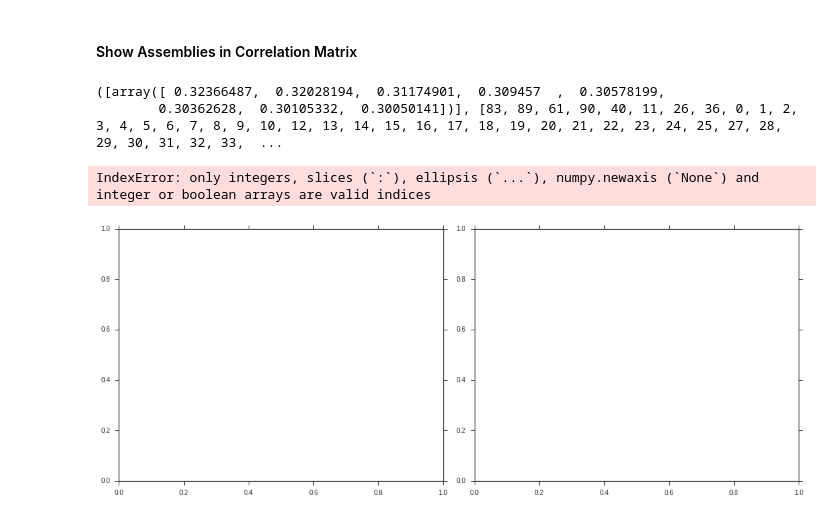
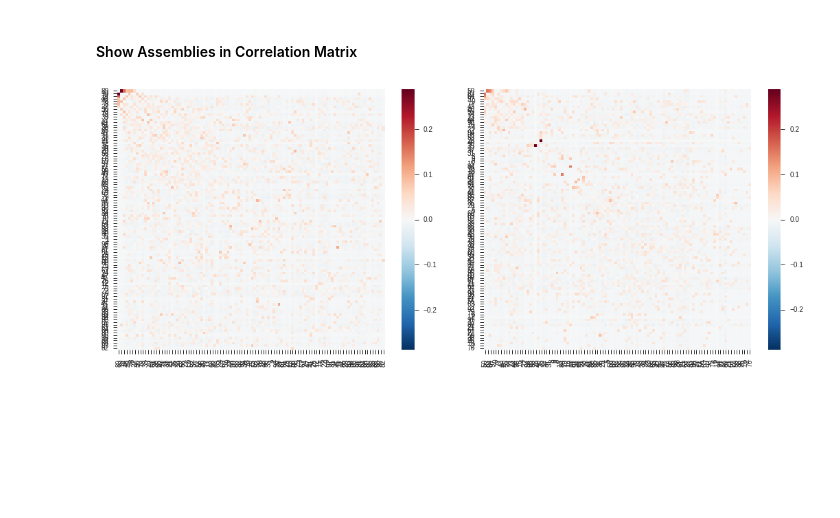
Before and after one commit to rgutzen/ValidationTools, a Jupyter notebook: Validation_Book.ipynb, the cells around one changed output. Drawn from its saved outputs; the diff is of its cells as text; code cells hidden in the pictures; blank space fills up the shorter version.

Commit message:
debug ValidationBook

```diff
--- a/Validation_Book.ipynb
+++ b/Validation_Book.ipynb
@@ -36,18 +32,6 @@ spiketrain_list_2 = testdata.load_data(spinnaker_path, ['spikes_L4'], N)[0][0]
+# %%
+spiketrain_list_1 = testdata.load_data(nest_path, ['spikes_L4'], N)[0][0]
+
+spiketrain_list_2 = testdata.load_data(spinnaker_path, ['spikes_L4'], N)[0][0]
 # %% [markdown]
 #### ...or generate custom spiketrains
-# %%
-spiketrain_list_1 = testdata.test_data(size=N,
-                                       corr=.0,
-                                       t_stop=500*ms,
-                                       rate=100*Hz,
-                                      #assembly_sizes=[10,5,3],
-                                       method="CPP",
-                                       bkgr_corr=0.00)
-
-spiketrain_list_2 = testdata.test_data(size=N,
-                                       corr=[.2],
-                                       t_stop=500*ms,
-                                       rate=100*Hz,
-                                       assembly_sizes=[10],
-                                       method="CPP",
-                                       bkgr_corr=0.00)
@@ -242,9 +249,10 @@ Angle between eigenspaces
 #### Detect Assemblies
 # %%
 print "\033[36mSample 1\033[0m\n"
-corr_order_1 = matstat.detect_assemblies(EVs_1, EWs_1, detect_by='eigenvalues', sort=True, jupyter=True)
+__, corr_order_1 = matstat.detect_assemblies(EVs_1, EWs_1, detect_by='eigenvalue', EW_lim=3, sort=True, jupyter=True)
+
 print "\033[36mSample 2\033[0m\n"
-corr_order_2 = matstat.detect_assemblies(EVs_2, EWs_2, detect_by='eigenvalues', EW_lim=3, sort=True, jupyter=True)
+__, corr_order_2 = matstat.detect_assemblies(EVs_2, EWs_2, detect_by='eigenvalues', EW_lim=3, sort=True, jupyter=True)
 # %% [output]
 Sample 1
 
@@ -268,13 +262,11 @@ Portion:        0.32    0.32    0.31    0.31    0.31    0.30    0.30    0.30
 # %%
 fig, ax = plt.subplots(nrows=1, ncols=2, figsize=(15,6))
 fig.tight_layout()
 
-print corr_order_2
+ordered_matrix_1 = corr_matrix_1[corr_order_1, :][:, corr_order_1]
+ordered_matrix_2 = corr_matrix_2[corr_order_2, :][:, corr_order_2]
 
-matstat.plot_matrix(corr_matrix_1[corr_order_1, :][:, corr_order_1], ax[0], labels=corr_order_1, remove_autocorr=False)
-matstat.plot_matrix(corr_matrix_2[corr_order_2, :][:, corr_order_2], ax[1], labels=corr_order_2, remove_autocorr=False)
+matstat.plot_matrix(ordered_matrix_1, ax[0], labels=corr_order_1, remove_autocorr=True)
+matstat.plot_matrix(ordered_matrix_2, ax[1], labels=corr_order_2, remove_autocorr=True)
 # %% [output]
-([array([ 0.32366487,  0.32028194,  0.31174901,  0.309457  ,  0.30578199,
-        0.30362628,  0.30105332,  0.30050141])], [83, 89, 61, 90, 40, 11, 26, 36, 0, 1, 2, 3, 4, 5, 6, 7, 8, 9, 10, 12, 13, 14, 15, 16, 17, 18, 19, 20, 21, 22, 23, 24, 25, 27, 28, 29, 30, 31, 32, 33,  ...
-IndexError: only integers, slices (`:`), ellipsis (`...`), numpy.newaxis (`None`) and integer or boolean arrays are valid indices
-[figure, old version]
+[figure, new version]
```
Also changed, not shown: parts of 11 cells of this notebook, 4 other files.
